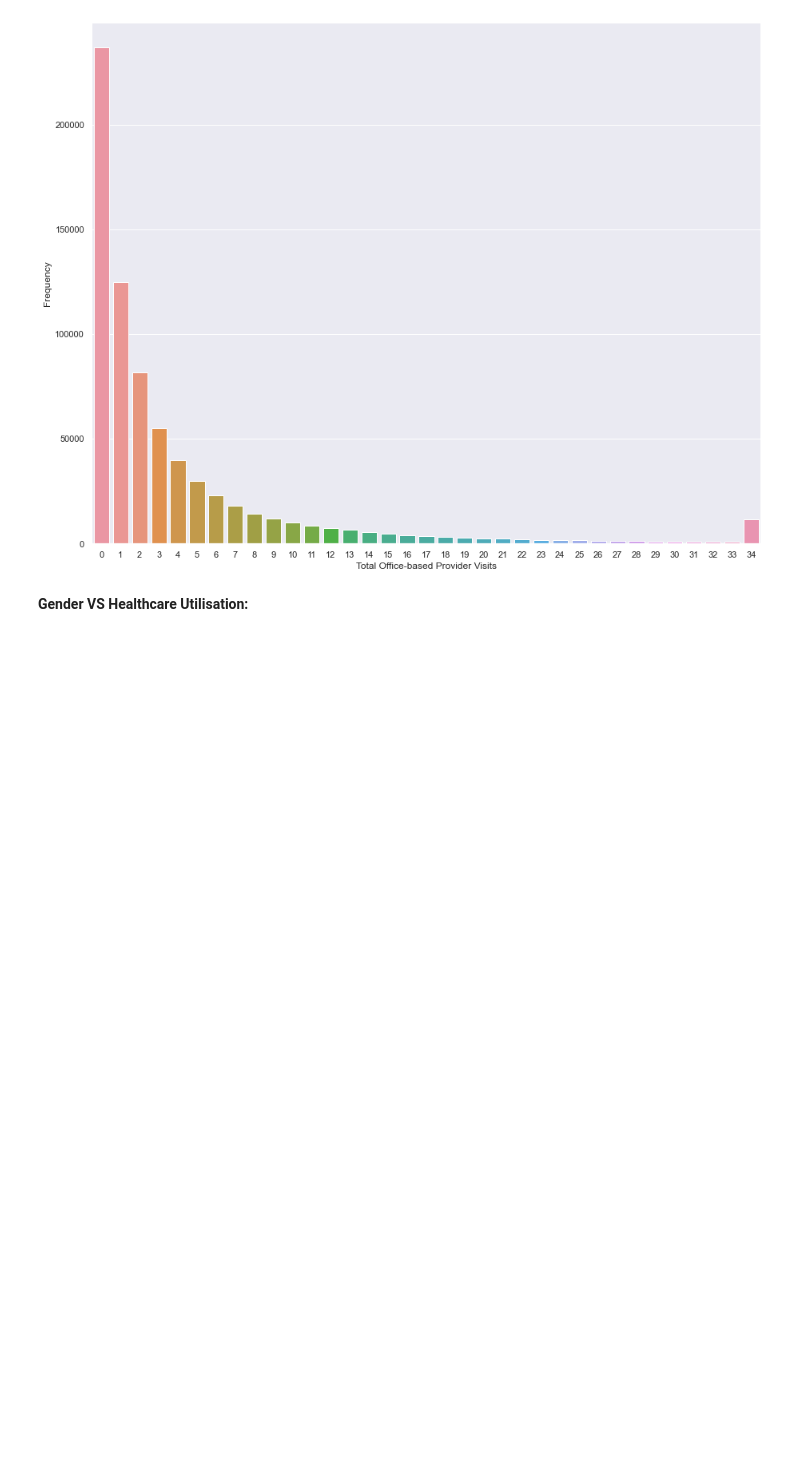
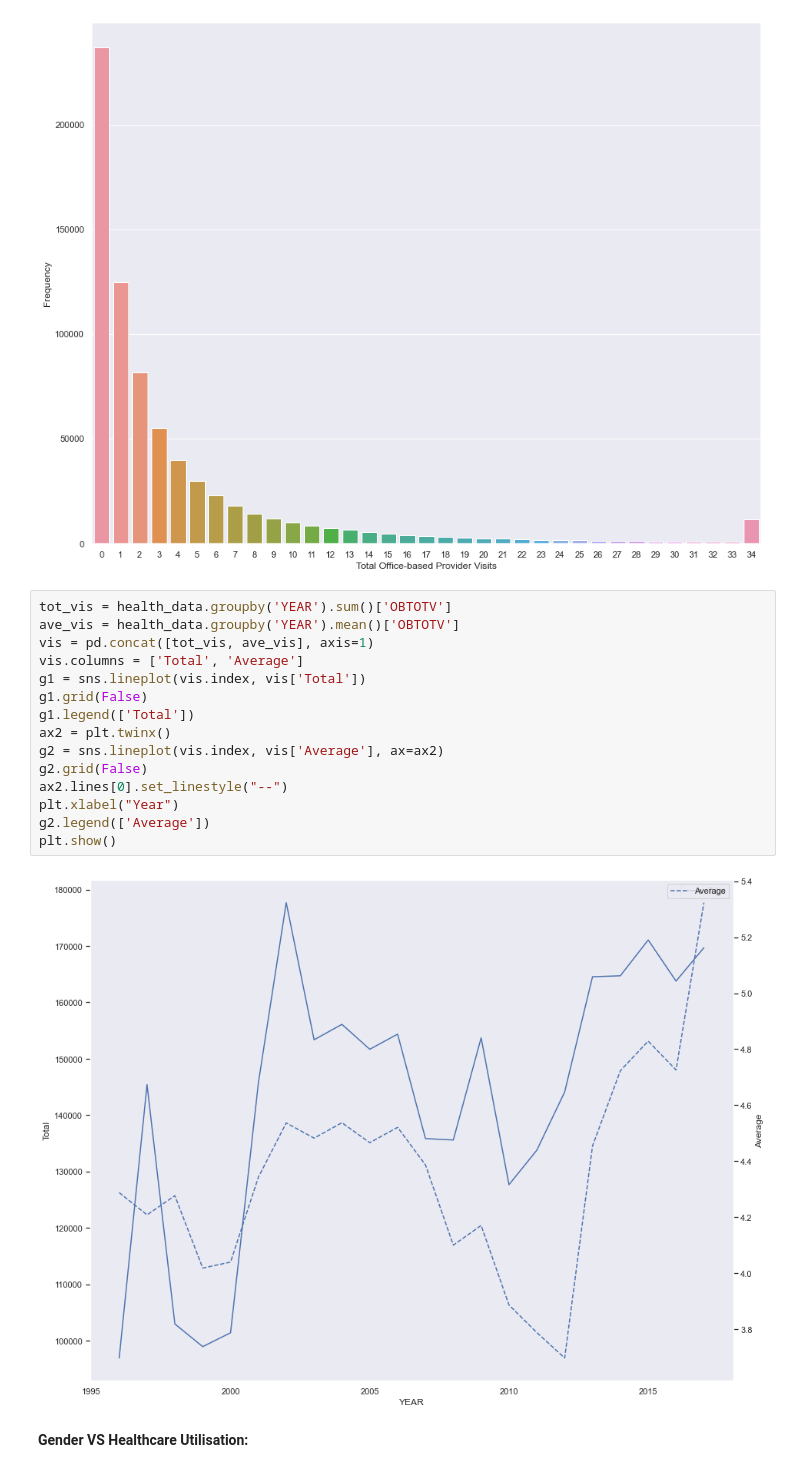
Before and after one commit to ndrmahmoudi/hefnotebooks, a Jupyter notebook: HealthEcon.ipynb, the cells around one changed output. Cells and saved outputs as stored; diff of their text form; blank space fills up the shorter version.

```diff
--- a/HealthEcon.ipynb
+++ b/HealthEcon.ipynb
@@ -172,5 +172,22 @@ plt.ylabel("Frequency")
 # %% [output]
 Text(0, 0.5, 'Frequency')
 [figure]
+# %%
+tot_vis = health_data.groupby('YEAR').sum()['OBTOTV']
+ave_vis = health_data.groupby('YEAR').mean()['OBTOTV']
+vis = pd.concat([tot_vis, ave_vis], axis=1)
+vis.columns = ['Total', 'Average']
+g1 = sns.lineplot(vis.index, vis['Total'])
+g1.grid(False)
+g1.legend(['Total'])
+ax2 = plt.twinx()
+g2 = sns.lineplot(vis.index, vis['Average'], ax=ax2)
+g2.grid(False)
+ax2.lines[0].set_linestyle("--")
+plt.xlabel("Year")
+g2.legend(['Average'])
+plt.show()
+# %% [output]
+[figure, added]
 # %% [markdown]
 **Gender VS Healthcare Utilisation:**
```
Also changed, not shown: parts of 5 cells of this notebook.
